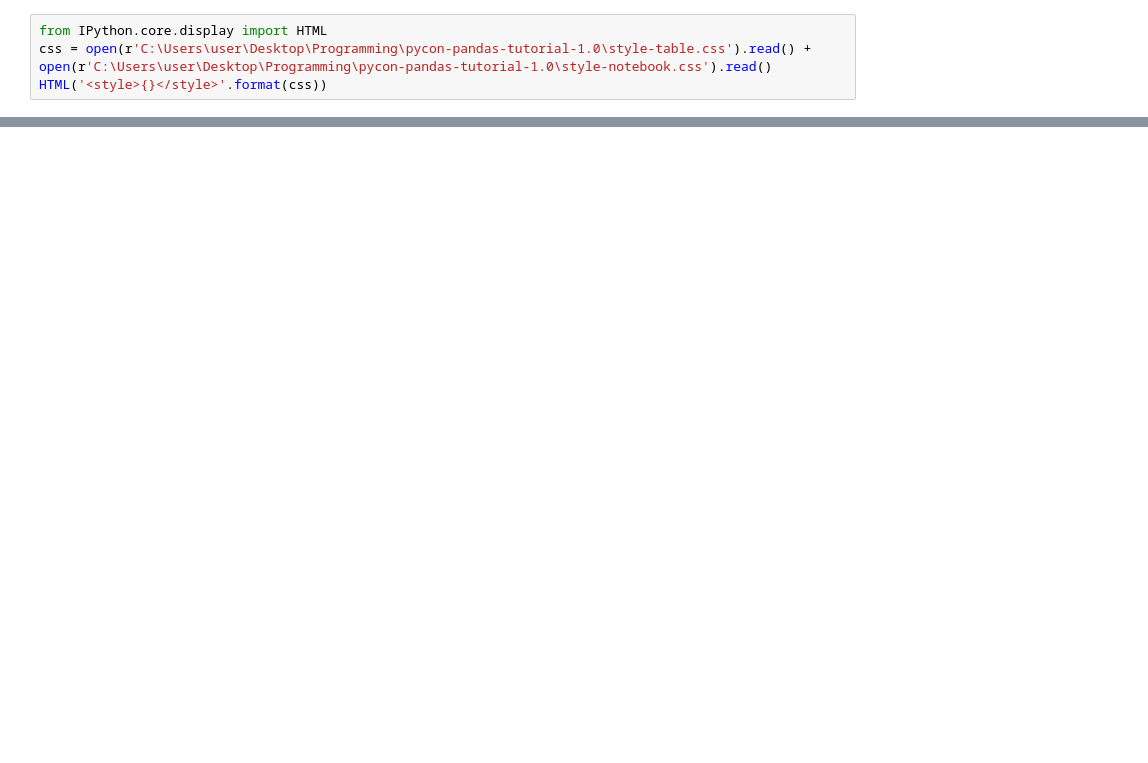
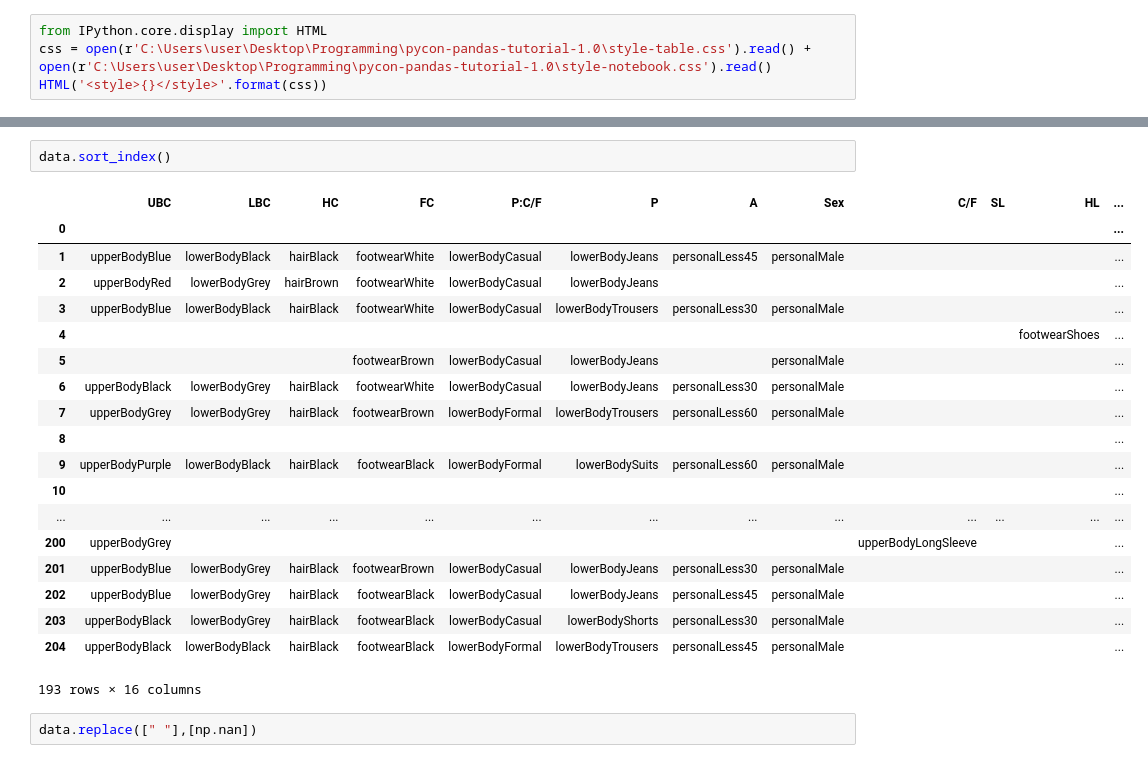
Before and after one commit to rohanraj96/Pedestrian-Attribute-Detection-using-CNN-and-SVM, a Jupyter notebook: SVM.ipynb, the cells around one changed output, grey strips where cells are left out. Saved outputs shown, nothing was run; the diff lists cells and outputs as text; blank space fills up the shorter version.

```diff
--- a/SVM.ipynb
+++ b/SVM.ipynb
@@ -304,0 +111,24 @@ Ellipsis
+# %%
+data.sort_index()
+# %% [output]
+|  | UBC | LBC | HC | FC | P:C/F | P | A | Sex | C/F | SL | HL | ... |
+| 0 |  |  |  |  |  |  |  |  |  |  |  | ... |
+| 1 | upperBodyBlue | lowerBodyBlack | hairBlack | footwearWhite | lowerBodyCasual | lowerBodyJeans | personalLess45 | personalMale |  |  |  | ... |
+| 2 | upperBodyRed | lowerBodyGrey | hairBrown | footwearWhite | lowerBodyCasual | lowerBodyJeans |  |  |  |  |  | ... |
+| 3 | upperBodyBlue | lowerBodyBlack | hairBlack | footwearWhite | lowerBodyCasual | lowerBodyTrousers | personalLess30 | personalMale |  |  |  | ... |
+| 4 |  |  |  |  |  |  |  |  |  |  | footwearShoes | ... |
+| 5 |  |  |  | footwearBrown | lowerBodyCasual | lowerBodyJeans |  | personalMale |  |  |  | ... |
+| 6 | upperBodyBlack | lowerBodyGrey | hairBlack | footwearWhite | lowerBodyCasual | lowerBodyJeans | personalLess30 | personalMale |  |  |  | ... |
+| 7 | upperBodyGrey | lowerBodyGrey | hairBlack | footwearBrown | lowerBodyFormal | lowerBodyTrousers | personalLess60 | personalMale |  |  |  | ... |
+| 8 |  |  |  |  |  |  |  |  |  |  |  | ... |
+| 9 | upperBodyPurple | lowerBodyBlack | hairBlack | footwearBlack | lowerBodyFormal | lowerBodySuits | personalLess60 | personalMale |  |  |  | ... |
+| 10 |  |  |  |  |  |  |  |  |  |  |  | ... |
+| ... | ... | ... | ... | ... | ... | ... | ... | ... | ... | ... | ... | ... |
+| 200 | upperBodyGrey |  |  |  |  |  |  |  | upperBodyLongSleeve |  |  | ... |
+| 201 | upperBodyBlue | lowerBodyGrey | hairBlack | footwearBrown | lowerBodyCasual | lowerBodyJeans | personalLess30 | personalMale |  |  |  | ... |
+| 202 | upperBodyBlue | lowerBodyGrey | hairBlack | footwearBlack | lowerBodyCasual | lowerBodyJeans | personalLess45 | personalMale |  |  |  | ... |
+| 203 | upperBodyBlack | lowerBodyGrey | hairBlack | footwearBlack | lowerBodyCasual | lowerBodyShorts | personalLess30 | personalMale |  |  |  | ... |
+| 204 | upperBodyBlack | lowerBodyBlack | hairBlack | footwearBlack | lowerBodyFormal | lowerBodyTrousers | personalLess45 | personalMale |  |  |  | ... |
+193 rows × 16 columns
+# %%
+data.replace([" "],[np.nan])
```
Also changed, not shown: parts of 41 cells of this notebook.
